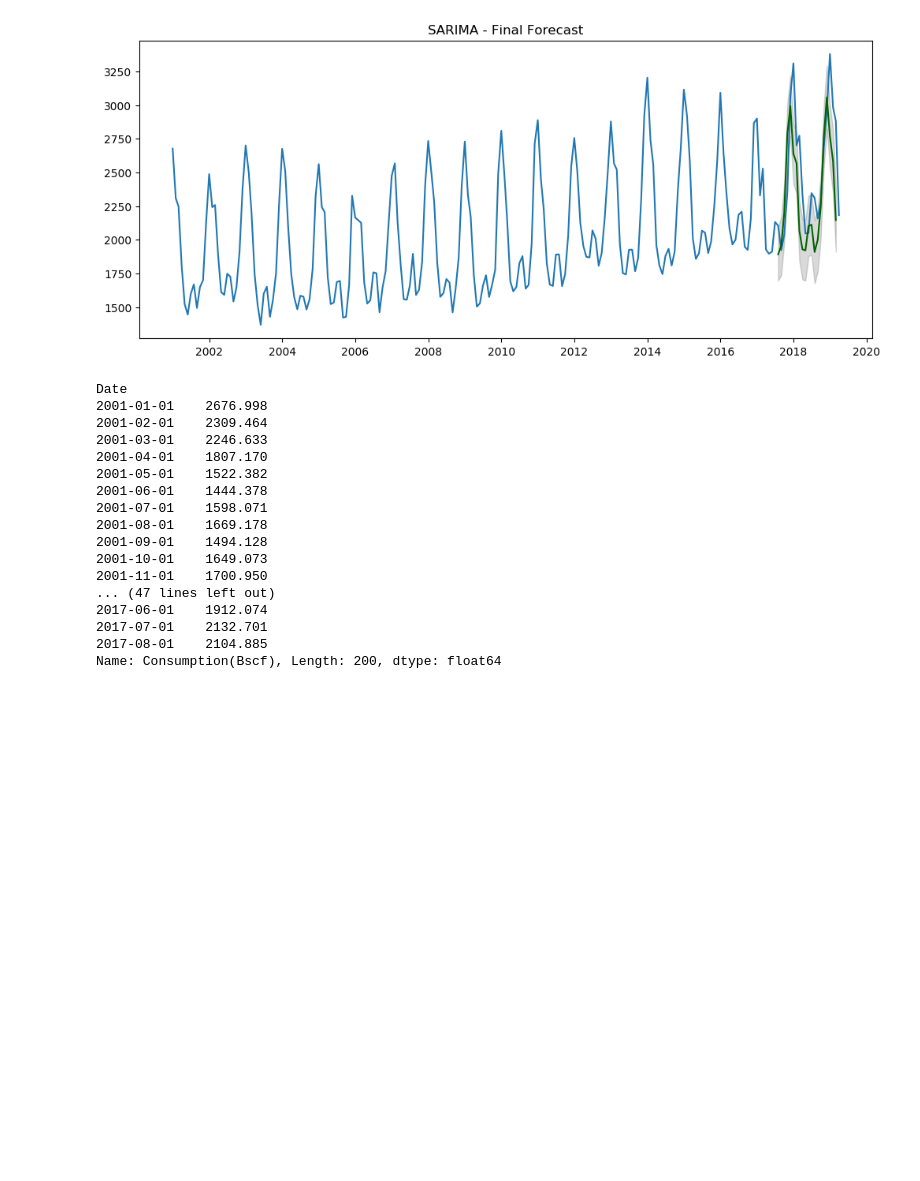
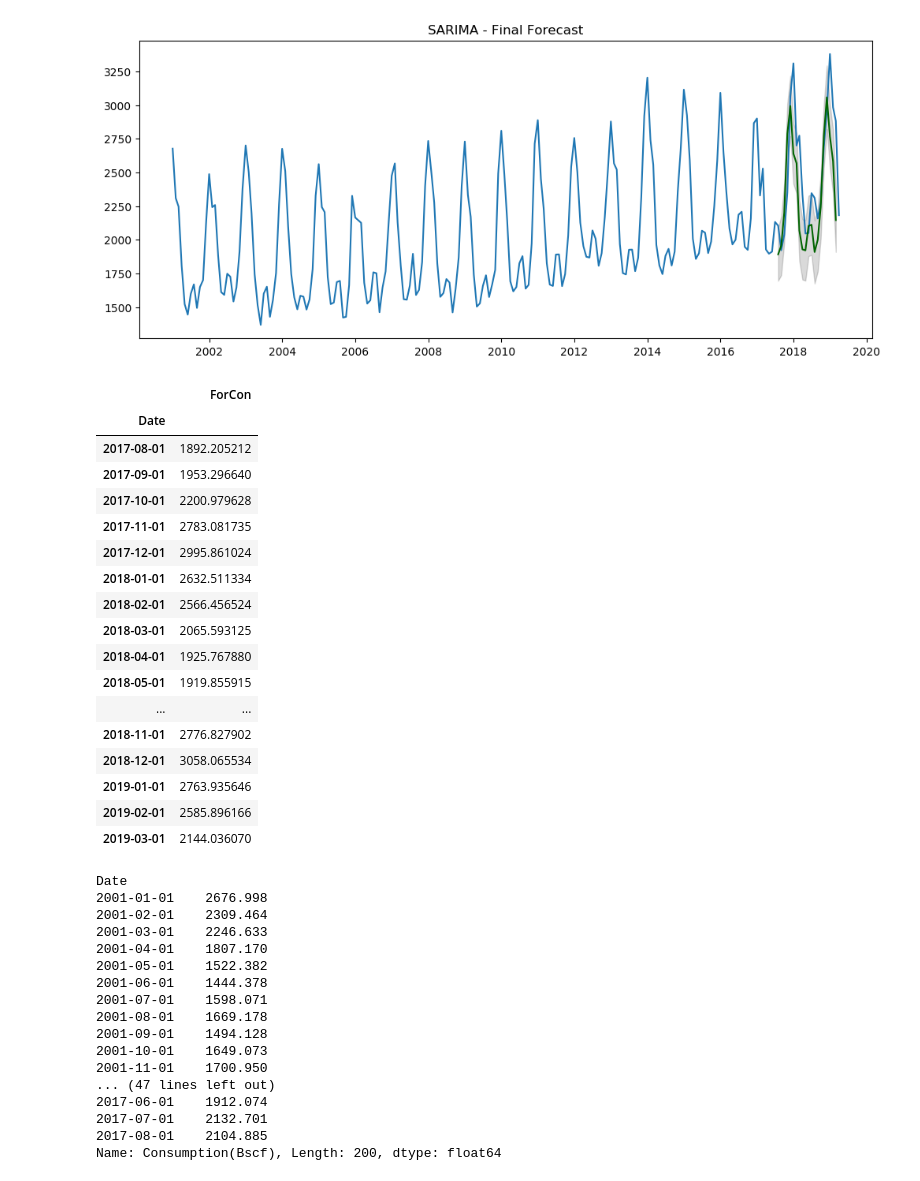
Before and after one commit to jwaliaga/NatGasDemandForcast, a Jupyter notebook: Notebooks/Wilson/DemandRegression.ipynb, the cells around one changed output. Drawn from its saved outputs; the diff is of its cells as text; code cells hidden in the pictures; blank space fills up the shorter version.

```diff
--- a/Notebooks/Wilson/DemandRegression.ipynb
+++ b/Notebooks/Wilson/DemandRegression.ipynb
@@ -630,6 +630,32 @@ plt.title("SARIMA - Final Forecast")
 plt.show()
 # %% [output]
 [figure]
+# %%
+df_fitser = pd.DataFrame(fitted_series)
+df_fitser.reset_index(inplace = True)
+df_fitser.columns = ["Date","ForCon"]
+df_fitser = df_fitser.set_index(["Date"])
+df_fitser.to_csv("../../Data/CSV_Files/SARIMA.csv", encoding='utf-8')
+df_fitser
+# %% [output]
+|  | ForCon |
+| Date |  |
+| 2017-08-01 | 1892.205212 |
+| 2017-09-01 | 1953.296640 |
+| 2017-10-01 | 2200.979628 |
+| 2017-11-01 | 2783.081735 |
+| 2017-12-01 | 2995.861024 |
+| 2018-01-01 | 2632.511334 |
+| 2018-02-01 | 2566.456524 |
+| 2018-03-01 | 2065.593125 |
+| 2018-04-01 | 1925.767880 |
+| 2018-05-01 | 1919.855915 |
+| ... | ... |
+| 2018-11-01 | 2776.827902 |
+| 2018-12-01 | 3058.065534 |
+| 2019-01-01 | 2763.935646 |
+| 2019-02-01 | 2585.896166 |
+| 2019-03-01 | 2144.036070 |
 # %%
 data
 # %% [output]
```
Also changed, not shown: parts of 4 cells of this notebook, 7 other files.
